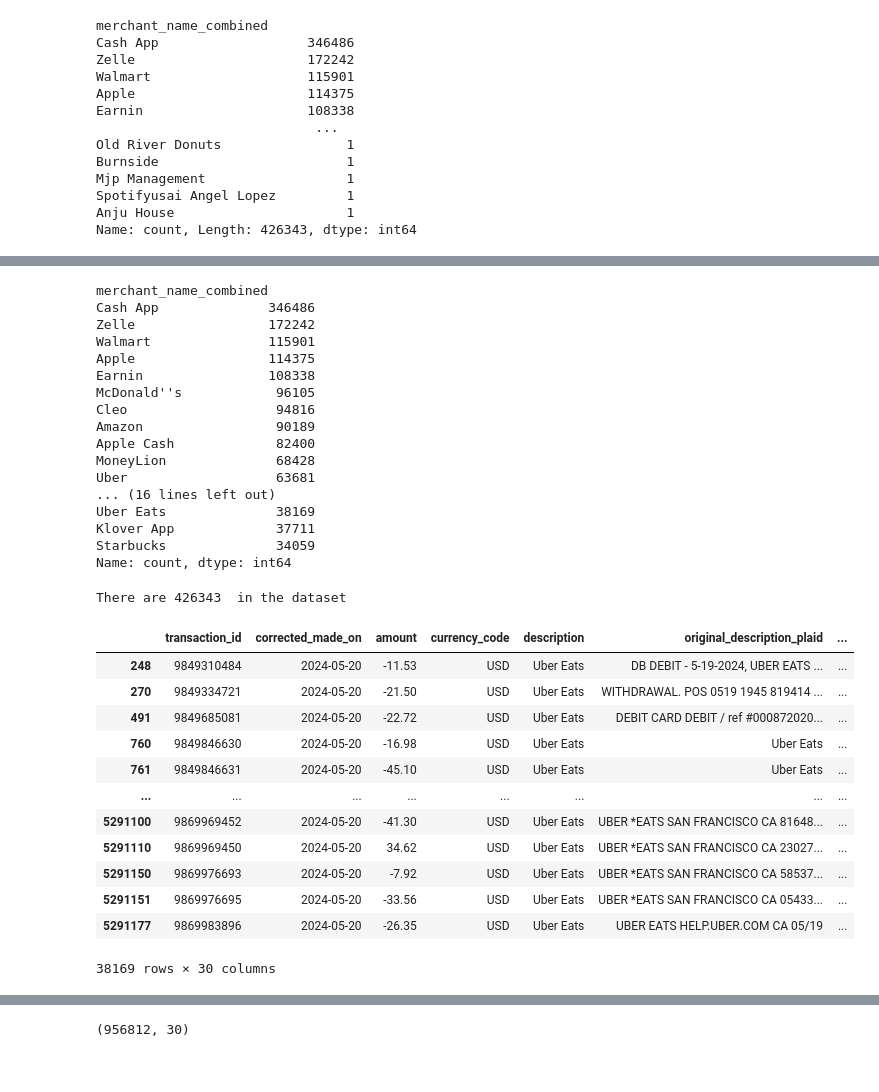
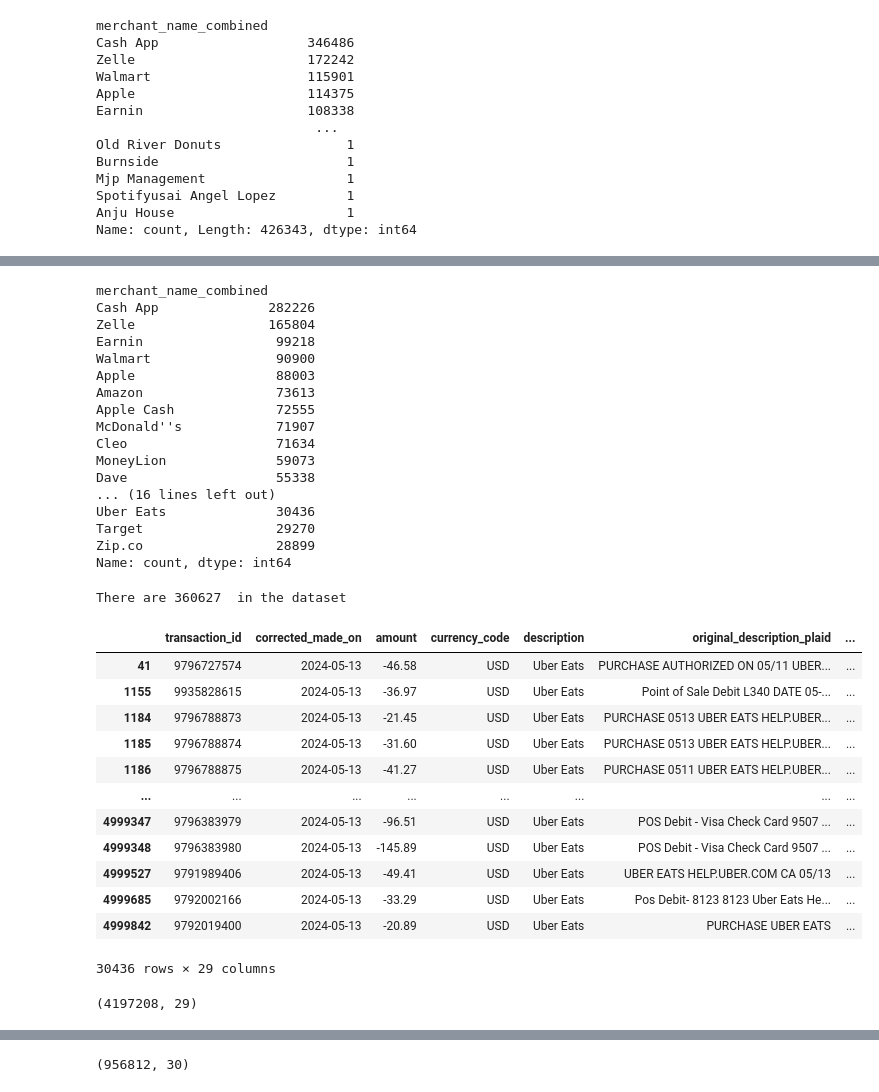
Before and after one commit to claracaste/exploration, a Jupyter notebook: MERCHANTS/merchants_query_creation_local_loop.ipynb, the cells around one changed output, grey strips where cells are left out. Drawn from its saved outputs; the diff is of its cells as text; code cells hidden in the pictures.

```diff
--- a/MERCHANTS/merchants_query_creation_local_loop.ipynb
+++ b/MERCHANTS/merchants_query_creation_local_loop.ipynb
@@ -400,5 +394,5 @@ s3://cleo-data-science/transaction_enrichment/experimental_data/caste/raw/trans_
 # %%
-path_file = "s3://cleo-data-science/transaction_enrichment/experimental_data/caste/raw/trans_2024-05-17_2024-05-17_240524_1743"
+path_file = "s3://cleo-data-science/transaction_enrichment/experimental_data/caste/raw/trans_2024-05-13_2024-05-13"
 # %%
 df_trans = read_from_s3(path_file)
 df_trans.shape
@@ -526,45 +570,49 @@ See the caveats in the documentation: https://pandas.pydata.org/pandas-docs/stab
 # %%
-df_counts = df_trans_cln2['merchant_name_combined'].value_counts()
+df_counts = df_trans_cln['merchant_name_combined'].value_counts()
 df_counts
 df_counts[0:30]
 # %% [output]
 merchant_name_combined
-Cash App              346486
-Zelle                 172242
-Walmart               115901
-Apple                 114375
-Earnin                108338
-McDonald''s            96105
-Cleo                   94816
-Amazon                 90189
-Apple Cash             82400
-MoneyLion              68428
-Uber                   63681
+Cash App              282226
+Zelle                 165804
+Earnin                 99218
+Walmart                90900
+Apple                  88003
+Amazon                 73613
+Apple Cash             72555
+McDonald''s            71907
+Cleo                   71634
+MoneyLion              59073
+Dave                   55338
 ... (16 lines left out)
-Uber Eats              38169
-Klover App             37711
-Starbucks              34059
+Uber Eats              30436
+Target                 29270
+Zip.co                 28899
 Name: count, dtype: int64
 # %%
 nunique_merchants = df_trans_cln['merchant_name_combined'].nunique()
 print(f"There are {nunique_merchants}  in the dataset")
 # %% [output]
-There are 426343  in the dataset
+There are 360627  in the dataset
 # %%
-df_trans_cln2[df_trans_cln2['merchant_name_combined']=="Uber Eats"]
+df_trans_cln[df_trans_cln['merchant_name_combined']=="Uber Eats"]
 # %% [output]
 |  | transaction_id | corrected_made_on | amount | currency_code | description | original_description_plaid | ... |
-| 248 | 9849310484 | 2024-05-20 | -11.53 | USD | Uber Eats | DB DEBIT - 5-19-2024, UBER EATS ... | ... |
-| 270 | 9849334721 | 2024-05-20 | -21.50 | USD | Uber Eats | WITHDRAWAL. POS 0519 1945 819414 ... | ... |
-| 491 | 9849685081 | 2024-05-20 | -22.72 | USD | Uber Eats | DEBIT CARD DEBIT / ref #000872020... | ... |
-| 760 | 9849846630 | 2024-05-20 | -16.98 | USD | Uber Eats | Uber Eats | ... |
-| 761 | 9849846631 | 2024-05-20 | -45.10 | USD | Uber Eats | Uber Eats | ... |
+| 41 | 9796727574 | 2024-05-13 | -46.58 | USD | Uber Eats | PURCHASE AUTHORIZED ON 05/11 UBER... | ... |
+| 1155 | 9935828615 | 2024-05-13 | -36.97 | USD | Uber Eats | Point of Sale Debit L340 DATE 05-... | ... |
+| 1184 | 9796788873 | 2024-05-13 | -21.45 | USD | Uber Eats | PURCHASE 0513 UBER EATS HELP.UBER... | ... |
+| 1185 | 9796788874 | 2024-05-13 | -31.60 | USD | Uber Eats | PURCHASE 0513 UBER EATS HELP.UBER... | ... |
+| 1186 | 9796788875 | 2024-05-13 | -41.27 | USD | Uber Eats | PURCHASE 0511 UBER EATS HELP.UBER... | ... |
 | ... | ... | ... | ... | ... | ... | ... | ... |
-| 5291100 | 9869969452 | 2024-05-20 | -41.30 | USD | Uber Eats | UBER *EATS SAN FRANCISCO CA 81648... | ... |
-| 5291110 | 9869969450 | 2024-05-20 | 34.62 | USD | Uber Eats | UBER *EATS SAN FRANCISCO CA 23027... | ... |
-| 5291150 | 9869976693 | 2024-05-20 | -7.92 | USD | Uber Eats | UBER *EATS SAN FRANCISCO CA 58537... | ... |
-| 5291151 | 9869976695 | 2024-05-20 | -33.56 | USD | Uber Eats | UBER *EATS SAN FRANCISCO CA 05433... | ... |
-| 5291177 | 9869983896 | 2024-05-20 | -26.35 | USD | Uber Eats | UBER EATS HELP.UBER.COM CA 05/19 | ... |
+| 4999347 | 9796383979 | 2024-05-13 | -96.51 | USD | Uber Eats | POS Debit - Visa Check Card 9507 ... | ... |
+| 4999348 | 9796383980 | 2024-05-13 | -145.89 | USD | Uber Eats | POS Debit - Visa Check Card 9507 ... | ... |
+| 4999527 | 9791989406 | 2024-05-13 | -49.41 | USD | Uber Eats | UBER EATS HELP.UBER.COM CA 05/13 | ... |
+| 4999685 | 9792002166 | 2024-05-13 | -33.29 | USD | Uber Eats | Pos Debit- 8123 8123 Uber Eats He... | ... |
+| 4999842 | 9792019400 | 2024-05-13 | -20.89 | USD | Uber Eats | PURCHASE UBER EATS | ... |
-38169 rows × 30 columns
+30436 rows × 29 columns
+# %%
+print(df_trans_cln.shape)
+# %% [output]
+(4197208, 29)
 # %%
 # examples where the description and the merchant name are the same are probably not too informative
```
Also changed, not shown: parts of 26 cells of this notebook, 1 other file.
